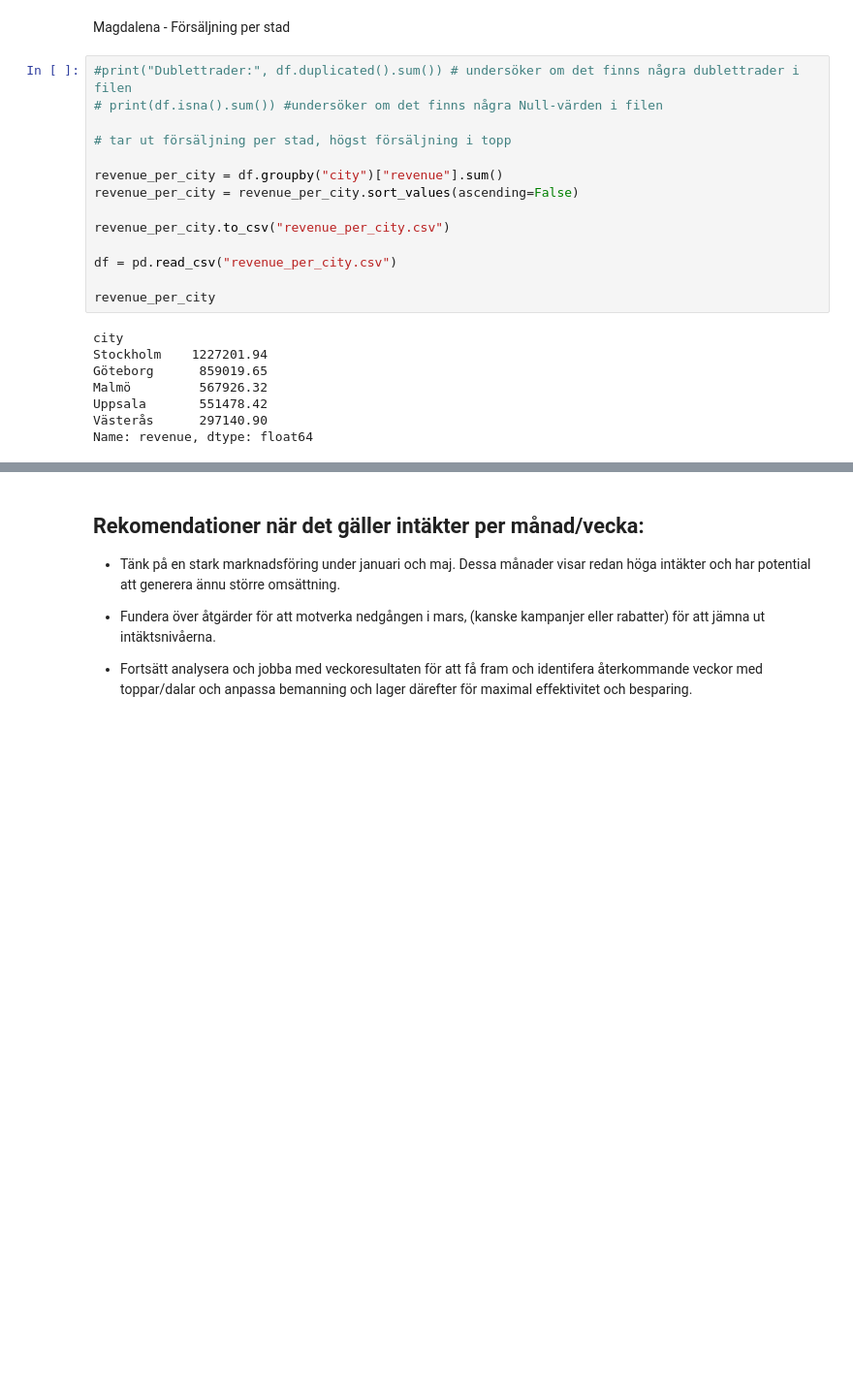
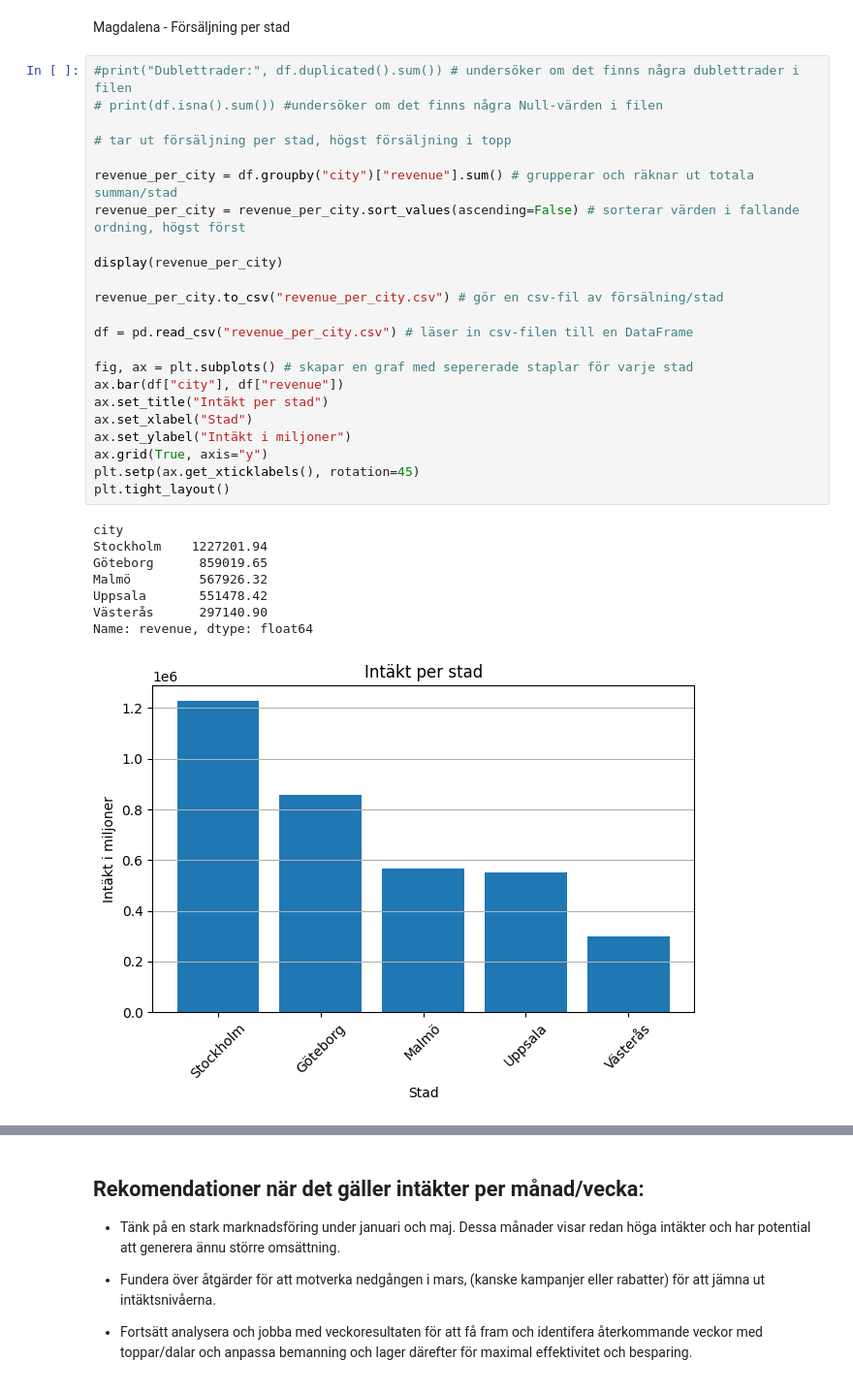
Before and after one commit to KevinCJohansson/E-handel-snabbrapport, a Jupyter notebook: notebooks/report.ipynb, the cells around one changed output, grey strips where cells are left out. Shown at 97% size. Drawn from its saved outputs; the diff is of its cells as text; blank space fills up the shorter version.

Commit message:
Gjorde ett stapeldiagram över top 3 kategorier samt ett över försäljning per stad

```diff
--- a/notebooks/report.ipynb
+++ b/notebooks/report.ipynb
@@ -110,25 +110,35 @@ Magdalena - Försäljning per stad
 # %%
 #print("Dublettrader:", df.duplicated().sum()) # undersöker om det finns några dublettrader i filen
 # print(df.isna().sum()) #undersöker om det finns några Null-värden i filen
 
 # tar ut försäljning per stad, högst försäljning i topp
 
-revenue_per_city = df.groupby("city")["revenue"].sum()
-revenue_per_city = revenue_per_city.sort_values(ascending=False)
+revenue_per_city = df.groupby("city")["revenue"].sum() # grupperar och räknar ut totala summan/stad
+revenue_per_city = revenue_per_city.sort_values(ascending=False) # sorterar värden i fallande ordning, högst först
 
-revenue_per_city.to_csv("revenue_per_city.csv")
+display(revenue_per_city)
 
-df = pd.read_csv("revenue_per_city.csv")
+revenue_per_city.to_csv("revenue_per_city.csv") # gör en csv-fil av försälning/stad
 
-revenue_per_city
+df = pd.read_csv("revenue_per_city.csv") # läser in csv-filen till en DataFrame
+
+fig, ax = plt.subplots() # skapar en graf med sepererade staplar för varje stad
+ax.bar(df["city"], df["revenue"])
+ax.set_title("Intäkt per stad")
+ax.set_xlabel("Stad")
+ax.set_ylabel("Intäkt i miljoner")
+ax.grid(True, axis="y")
+plt.setp(ax.get_xticklabels(), rotation=45)
+plt.tight_layout()
 # %% [output]
 city
 Stockholm    1227201.94
 Göteborg      859019.65
 Malmö         567926.32
 Uppsala       551478.42
 Västerås      297140.90
 Name: revenue, dtype: float64
+[figure, added]
 # %%
 # tar ut de 3 produkterna med högst försäljningsvärde
 
```
Also changed, not shown: parts of 1 cell of this notebook.
